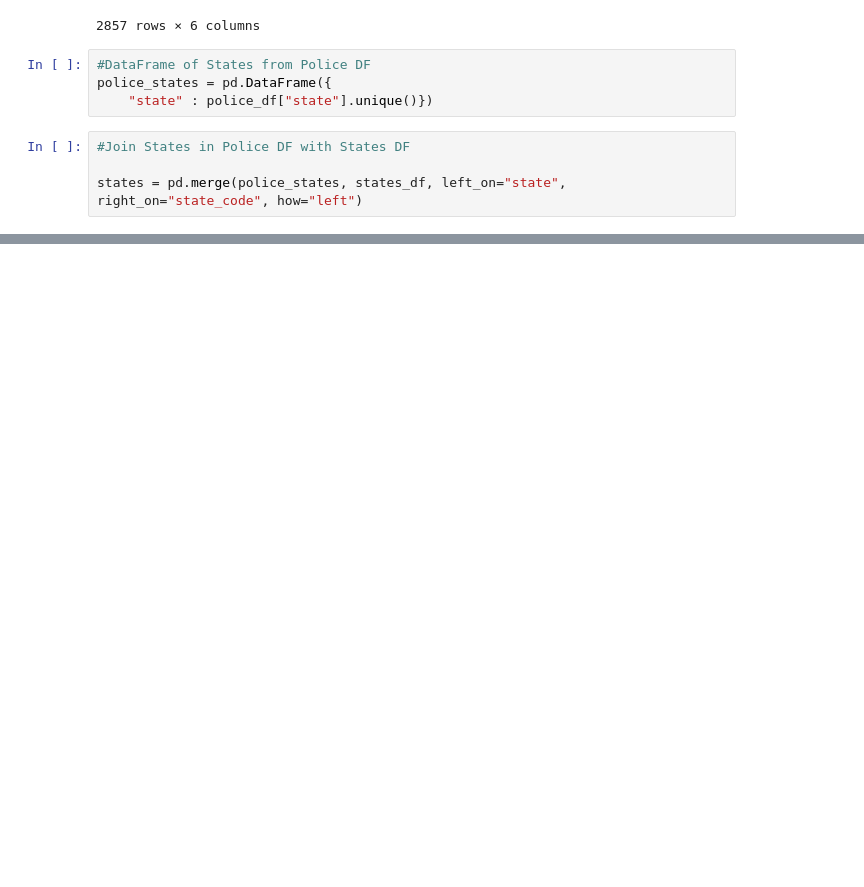
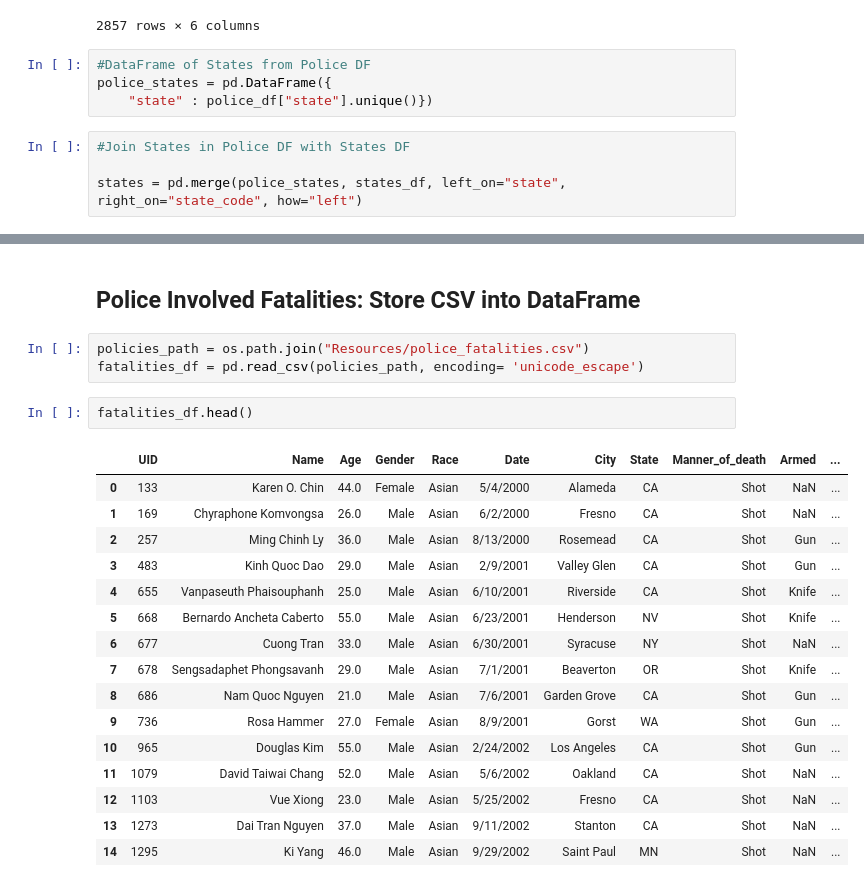
Before and after one commit to dianabaltazar/etl-project, a Jupyter notebook: etl_project.ipynb, the cells around one changed output, grey strips where cells are left out. Cells and saved outputs as stored; diff of their text form; blank space fills up the shorter version.

Commit message:
Cleaning and Joins

```diff
--- a/etl_project.ipynb
+++ b/etl_project.ipynb
@@ -88,0 +109,24 @@ states
+# %% [markdown]
+## Police Involved Fatalities: Store CSV into DataFrame
+# %%
+policies_path = os.path.join("Resources/police_fatalities.csv")
+fatalities_df = pd.read_csv(policies_path, encoding= 'unicode_escape')
+# %%
+fatalities_df.head()
+# %% [output]
+|  | UID | Name | Age | Gender | Race | Date | City | State | Manner_of_death | Armed | ... |
+| 0 | 133 | Karen O. Chin | 44.0 | Female | Asian | 5/4/2000 | Alameda | CA | Shot | NaN | ... |
+| 1 | 169 | Chyraphone Komvongsa | 26.0 | Male | Asian | 6/2/2000 | Fresno | CA | Shot | NaN | ... |
+| 2 | 257 | Ming Chinh Ly | 36.0 | Male | Asian | 8/13/2000 | Rosemead | CA | Shot | Gun | ... |
+| 3 | 483 | Kinh Quoc Dao | 29.0 | Male | Asian | 2/9/2001 | Valley Glen | CA | Shot | Gun | ... |
+| 4 | 655 | Vanpaseuth Phaisouphanh | 25.0 | Male | Asian | 6/10/2001 | Riverside | CA | Shot | Knife | ... |
+| 5 | 668 | Bernardo Ancheta Caberto | 55.0 | Male | Asian | 6/23/2001 | Henderson | NV | Shot | Knife | ... |
+| 6 | 677 | Cuong Tran | 33.0 | Male | Asian | 6/30/2001 | Syracuse | NY | Shot | NaN | ... |
+| 7 | 678 | Sengsadaphet Phongsavanh | 29.0 | Male | Asian | 7/1/2001 | Beaverton | OR | Shot | Knife | ... |
+| 8 | 686 | Nam Quoc Nguyen | 21.0 | Male | Asian | 7/6/2001 | Garden Grove | CA | Shot | Gun | ... |
+| 9 | 736 | Rosa Hammer | 27.0 | Female | Asian | 8/9/2001 | Gorst | WA | Shot | Gun | ... |
+| 10 | 965 | Douglas Kim | 55.0 | Male | Asian | 2/24/2002 | Los Angeles | CA | Shot | Gun | ... |
+| 11 | 1079 | David Taiwai Chang | 52.0 | Male | Asian | 5/6/2002 | Oakland | CA | Shot | NaN | ... |
+| 12 | 1103 | Vue Xiong | 23.0 | Male | Asian | 5/25/2002 | Fresno | CA | Shot | NaN | ... |
+| 13 | 1273 | Dai Tran Nguyen | 37.0 | Male | Asian | 9/11/2002 | Stanton | CA | Shot | NaN | ... |
+| 14 | 1295 | Ki Yang | 46.0 | Male | Asian | 9/29/2002 | Saint Paul | MN | Shot | NaN | ... |
```
Also changed, not shown: parts of 14 cells of this notebook.
